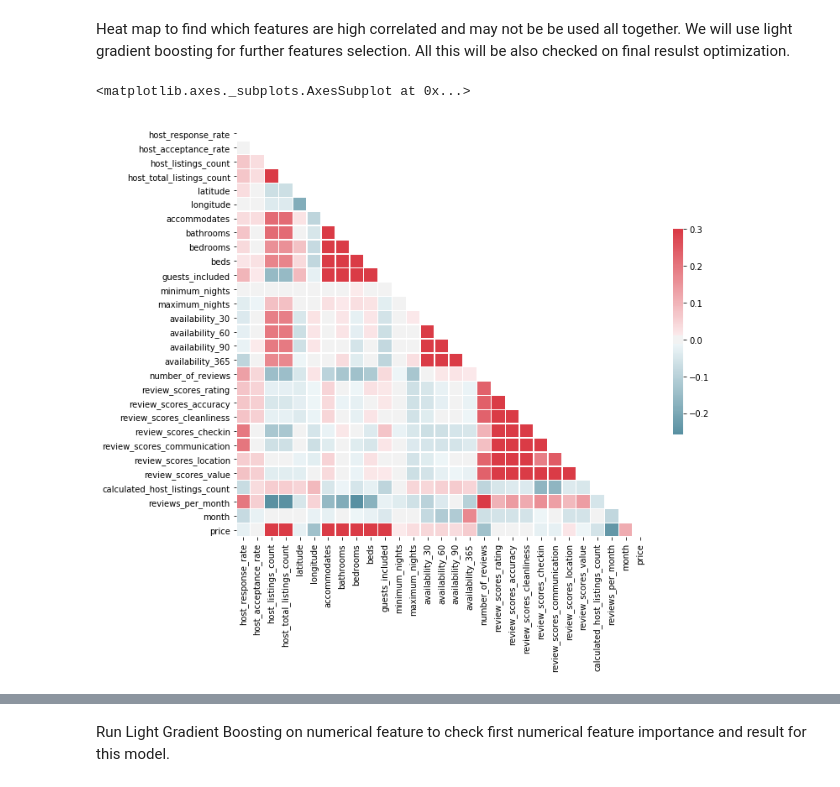
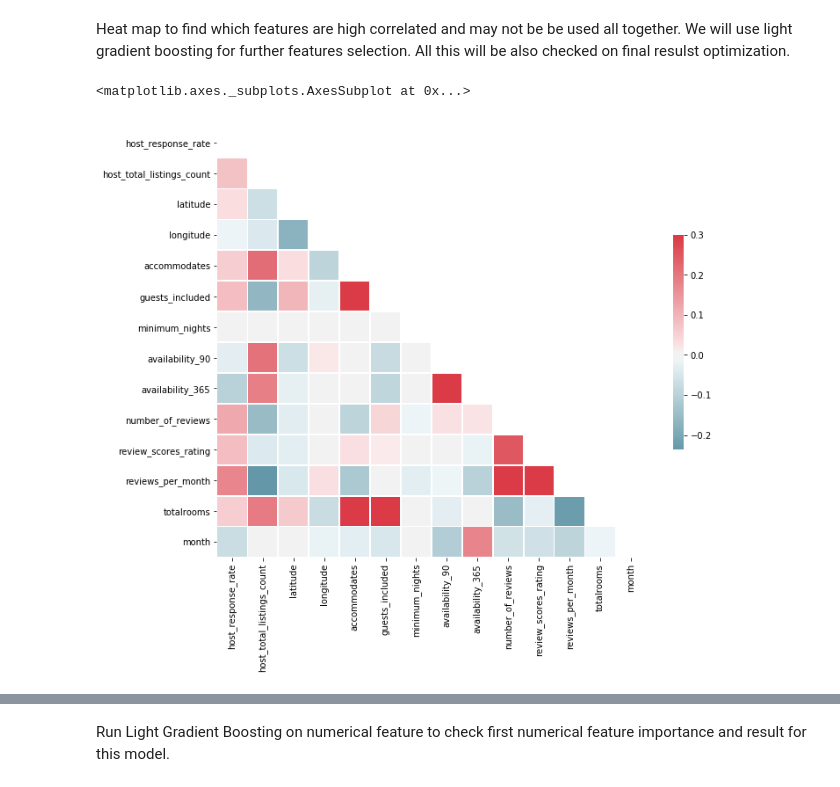
Before and after one commit to kuzn137/airbnb-data-modeling, a Jupyter notebook: airbnb.ipynb, the cells around one changed output, grey strips where cells are left out. Saved outputs shown, nothing was run; the diff lists cells and outputs as text; code cells hidden in the pictures.

```diff
--- a/airbnb.ipynb
+++ b/airbnb.ipynb
@@ -148,9 +218,9 @@ df['price']=df['price'].apply(lambda x: float(x[1:].replace(',','')))
 # %%
 df['host_response_rate'] = df['host_response_rate'].apply(lambda x: float(str(x).replace('%', '')))
 df['host_acceptance_rate'] = df['host_acceptance_rate'].apply(lambda x: float(str(x).replace('%', '')))
-print(df.select_dtypes(['float', 'int', 'int64']).columns)
-col_reviews=['review_scores_value', 'review_scores_rating',  'review_scores_accuracy', 'review_scores_cleanliness', 'review_scores_location']
-col_num = ['accommodates', 'host_total_listings_count', 'bedrooms', 'bathrooms', 'beds', 'host_response_rate', 'host_acceptance_rate']
+df['host_since'] = df['host_since'].apply(lambda x:  str(x)[-4:])
+col_reviews=['number_of_reviews','review_scores_checkin', 'review_scores_communication', 'reviews_per_month','review_scores_value', 'review_scores_rating',  'review_scores_accuracy', 'review_scores_cleanliness', 'review_scores_location']
+#col_num = ['calculated_host_listings_count','accommodates', 'host_total_listings_count', 'totalrooms', 'beds', 'host_response_rate', 'host_acceptance_rate']
 # Mean function
 fill_mean = lambda col: col.fillna(int(col.mean()))
 # Fill the mean
@@ -183,0 +244,3 @@ df["host_total_listings_count"]=df["host_total_listings_count"].fillna(df["host_
+# %%
+#'host_listings_count' is also excluded beacause it is almost the same as "host_total_listings_count" and it gives the same result
+df= df.drop(columns=['host_listings_count', 'scrape_id', 'host_id'])
@@ -183,0 +258,7 @@ df["host_total_listings_count"]=df["host_total_listings_count"].fillna(df["host_
+# %%
+del df['price']
+df_train, df_test = train_test_split(df, test_size=0.2, random_state=41)
+df_train=pd.merge(df_train, dfcal, on ='id').drop_duplicates()
+Y=df_train['price']
+df_test=pd.merge(df_test, dfcal, on ='id').drop_duplicates()
+dft_train.head()
@@ -184,22 +273,25 @@ df["host_total_listings_count"]=df["host_total_listings_count"].fillna(df["host_
+# %%
+col=df_train.select_dtypes(['float', 'int', 'int64']).columns
+#excluded also 'host_listings_count' beacause it is almost the same as "host_total_listings_count" and it gives the same result
+col =[i for i in col if i not in ['id', 'scrape_id', 'host_listings_count']]
 # %% [markdown]
  Heat map to find which features are high correlated and may not be be used all together. We will use light gradient boosting for further features selection. All this will be also checked on final resulst optimization.
 # %%
 #first to exclude
-exc=  ['host_id']#['calculated_host_listings_count', 'review_scores_location', 'review_scores_communication', 'review_scores_accuracy',  'review_scores_cleanliness', 'host_listings_count', "price"]
-col = [i for i in colf if i not in exc]
-corr = df[col].corr()
+col = [i for i in col if i not in exc]
+corr = df_train[col].corr()
 # Generate a mask for the upper triangle
 mask = np.zeros_like(corr, dtype=np.bool)
 mask[np.triu_indices_from(mask)] = True
 # Set up the matplotlib figure
 f, ax = plt.subplots(figsize=(11, 9))
 
 # Generate a custom diverging colormap
 cmap = sns.diverging_palette(220, 10, as_cmap=True)
 
 # Draw the heatmap with the mask and correct aspect ratio
 sns.heatmap(corr, mask=mask, cmap=cmap, vmax=.3, center=0,
             square=True, linewidths=.5, cbar_kws={"shrink": .5})
 # %% [output]
 <matplotlib.axes._subplots.AxesSubplot at 0x...>
-[figure, old version]
+[figure, new version]
```
Also changed, not shown: parts of 47 cells of this notebook.
